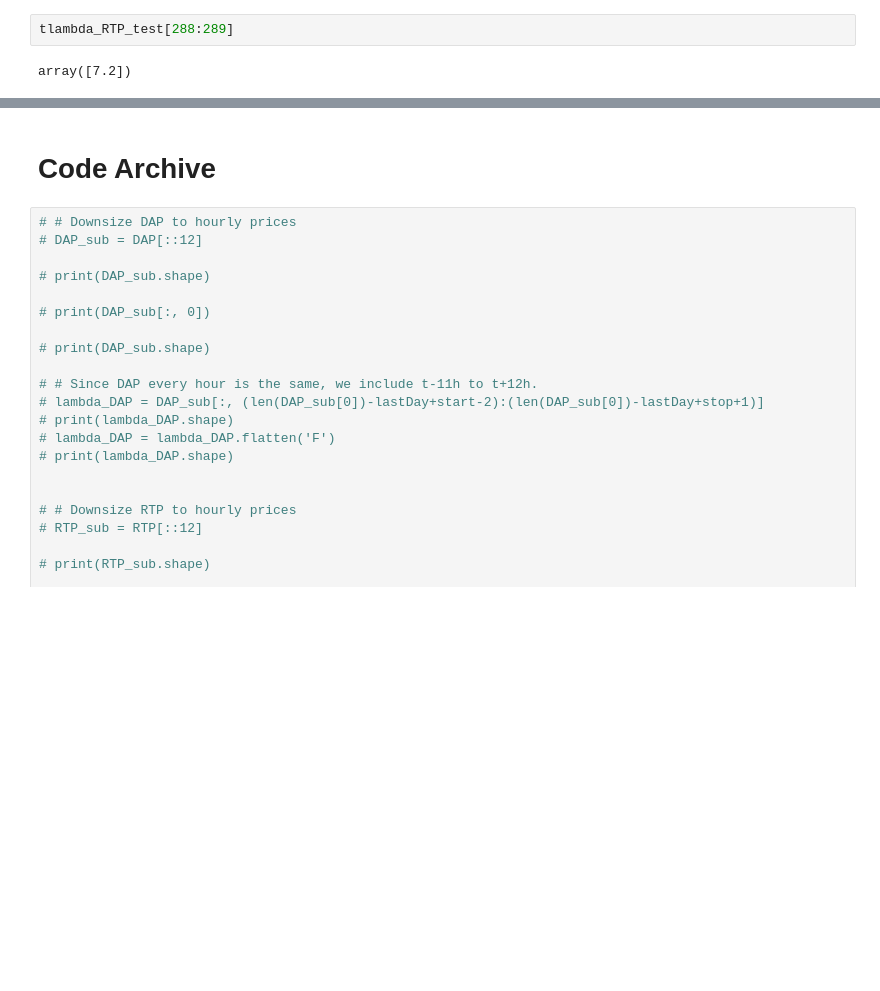
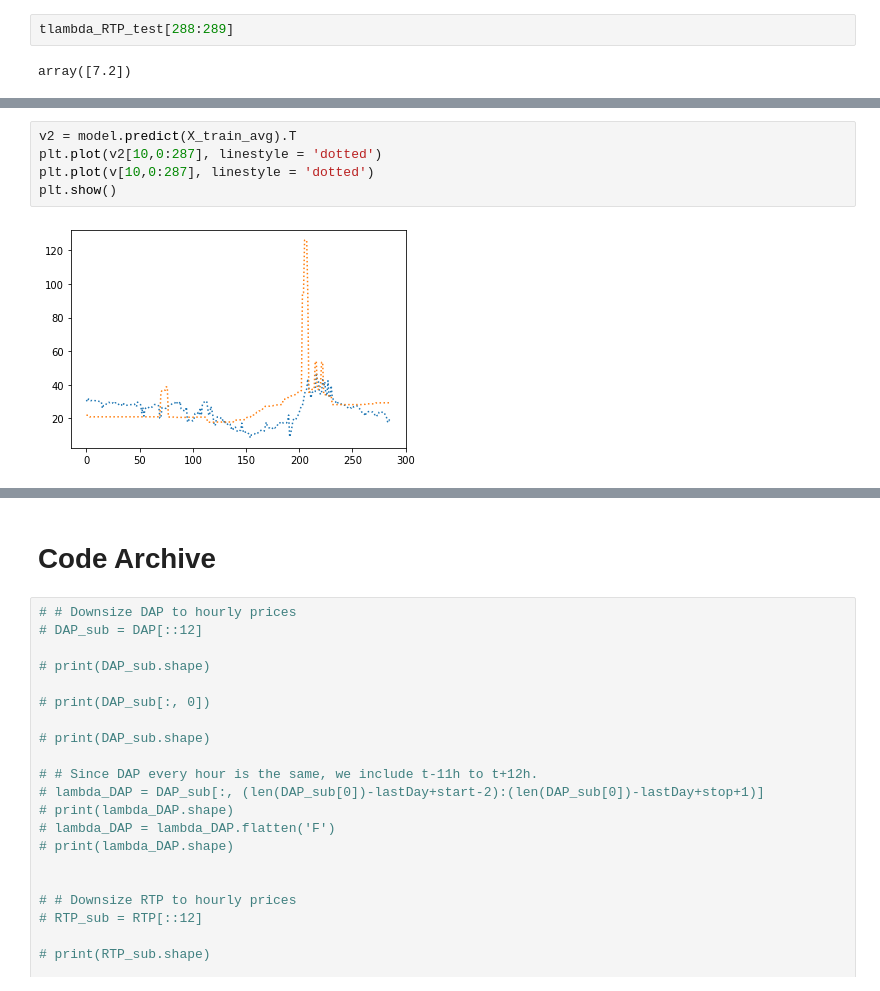
Before and after one commit to steven-liu48/Energy-Storage-MLP, a Jupyter notebook: NN.ipynb, the cells around one changed output, grey strips where cells are left out. Cells and saved outputs as stored; diff of their text form; blank space fills up the shorter version.

```diff
--- a/NN.ipynb
+++ b/NN.ipynb
@@ -1346,0 +1602,7 @@ array([7.2])
+# %%
+v2 = model.predict(X_train_avg).T
+plt.plot(v2[10,0:287], linestyle = 'dotted')
+plt.plot(v[10,0:287], linestyle = 'dotted')
+plt.show()
+# %% [output]
+[figure, added]
```
Also changed, not shown: parts of 38 cells of this notebook.
